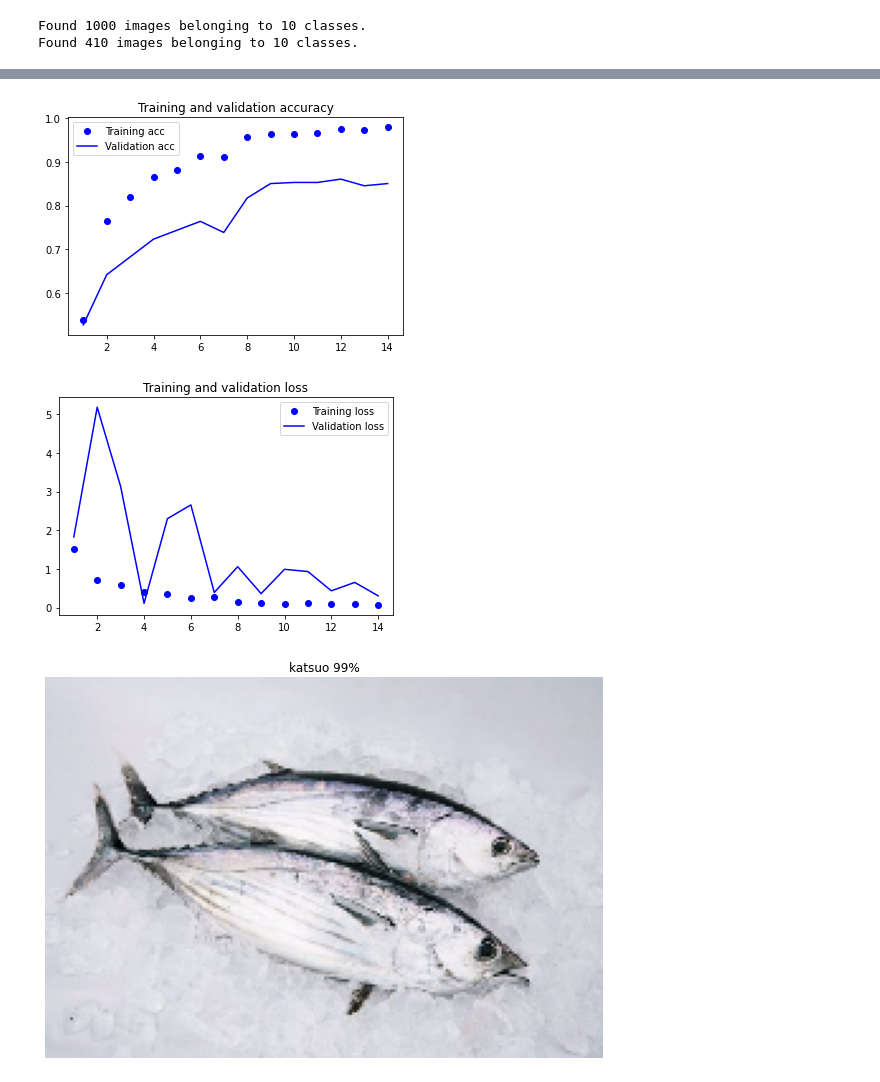
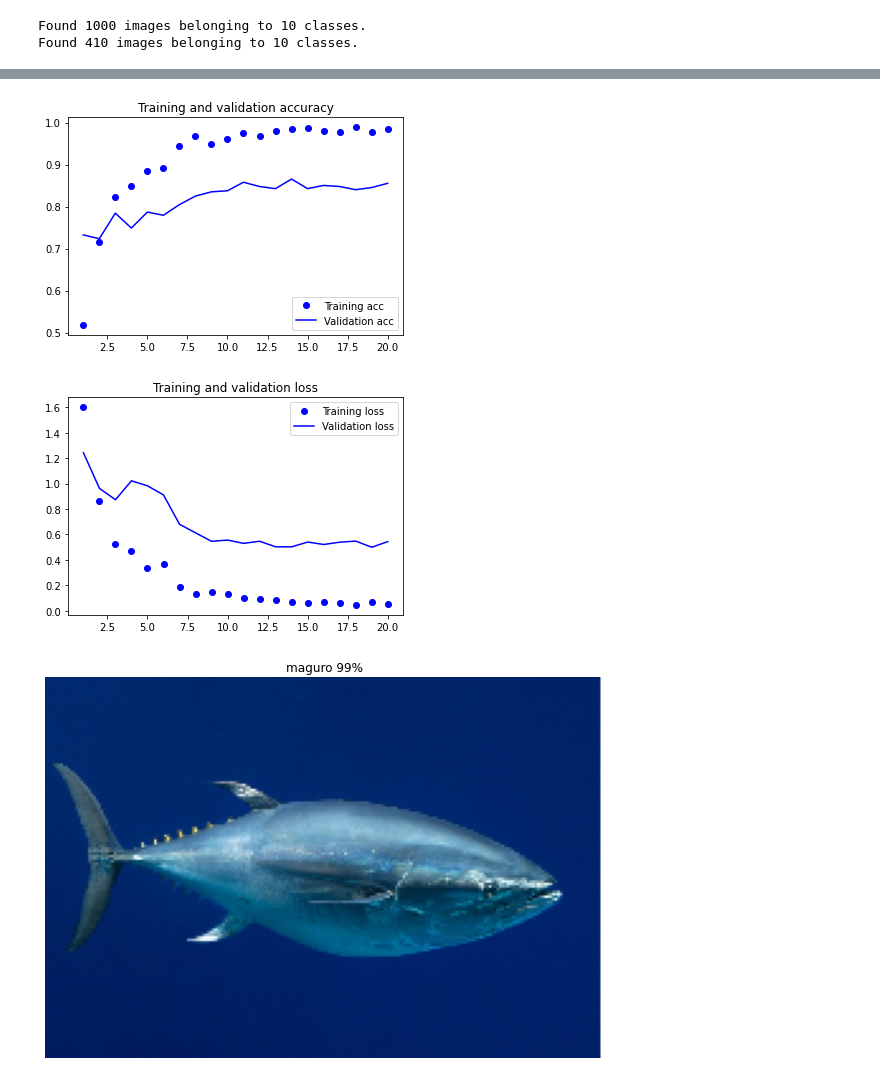
Before and after one commit to ria-heikkila/fish_species_recognizer, a Jupyter notebook: fish_recognizer.ipynb, the cells around one changed output, grey strips where cells are left out. Cells and saved outputs as stored; diff of their text form; code cells hidden in the pictures.

```diff
--- a/fish_recognizer.ipynb
+++ b/fish_recognizer.ipynb
@@ -138,10 +131,10 @@ model.compile(
 hist = model.fit_generator(
     train_set,
     steps_per_epoch=1000 // batch_size,
-    epochs=30,
-    callbacks = [early_stopping, reduce_lr, logging],
+    epochs=20,
+    callbacks = [early_stopping, reduce_lr],
     validation_data=test_set,
     validation_steps=410 // batch_size
 )
-model.save('fish_modelv3.h5')
+model.save('fish_modelv3_keras.h5')
 # %% [output]
@@ -173,8 +165,8 @@ test acc: 0.8472952246665955
 # %%
 import matplotlib.pyplot as plt
 
-acc = hist.history['accuracy']
-val_acc = hist.history['val_accuracy']
+acc = hist.history['acc']
+val_acc = hist.history['val_acc']
 loss = hist.history['loss']
 val_loss = hist.history['val_loss']
 
@@ -193,24 +185,24 @@ plt.title('Training and validation loss')
 plt.legend()
 plt.show()
 # %% [output]
-[figure, old version]
+[figure, new version]
-[figure, old version]
+[figure, new version]
 # %%
 #画像多数の予測
 %matplotlib inline
 from tensorflow.keras.preprocessing import image
 import matplotlib.pyplot as plt
-img1 = image.load_img('88.jpg', target_size=(image_height, image_width))
+img1 = image.load_img('57.jpg', target_size=(image_height, image_width))
 img = image.img_to_array(img1)
 img = img/255.0
 img = np.expand_dims(img, axis=0)
 result = model.predict(img)
 predicted = result.argmax(axis=1)
 plt.figure(figsize=(10,10))
 plt.axis("off")
 percentage = int(result[0][predicted[0]] * 100)
 plt.title(classes[predicted[0]] + " " + str(percentage) + "%")
 plt.imshow(img1, cmap=plt.cm.binary)
 plt.show()
 # %% [output]
-[figure, old version]
+[figure, new version]
```
Also changed, not shown: parts of 10 cells of this notebook.
